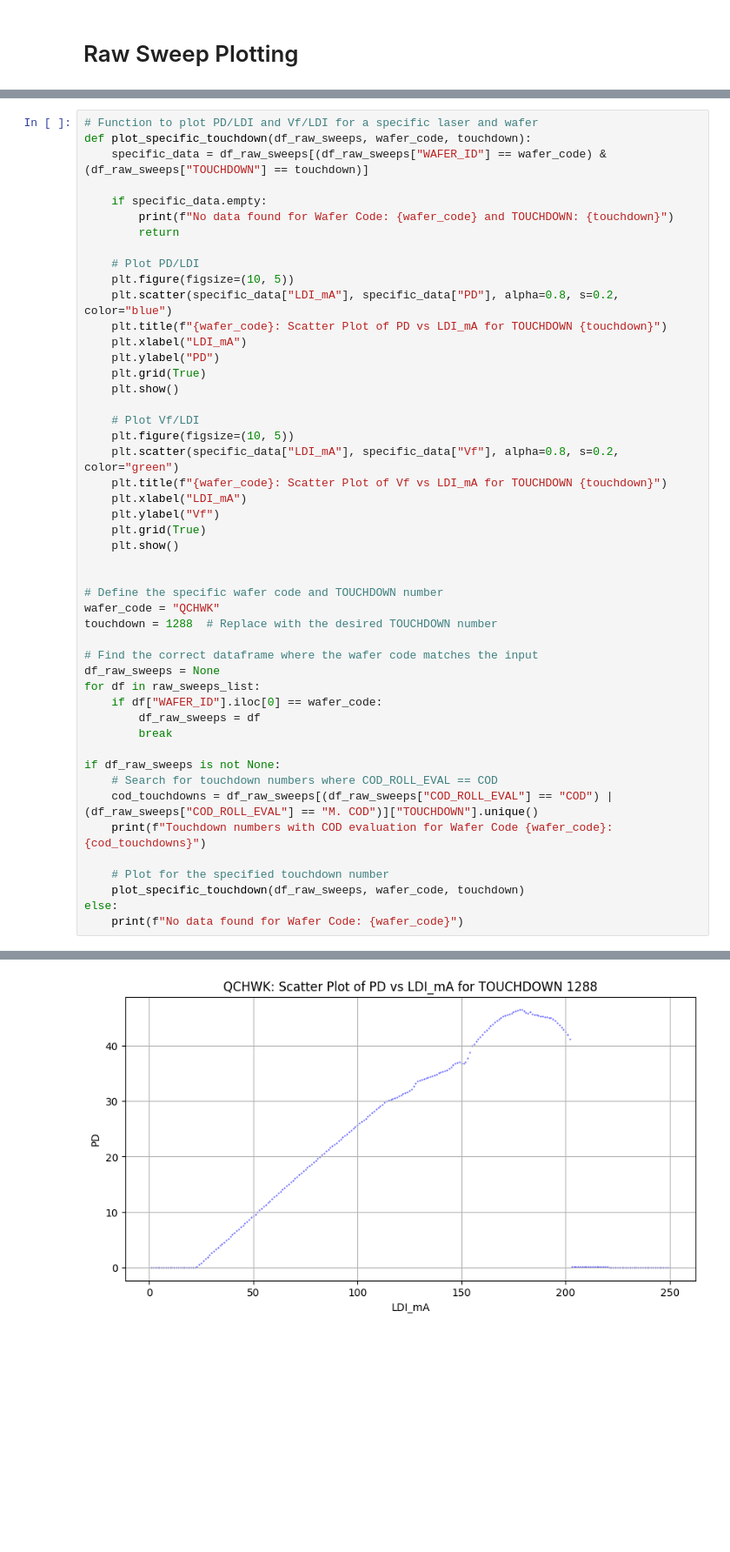
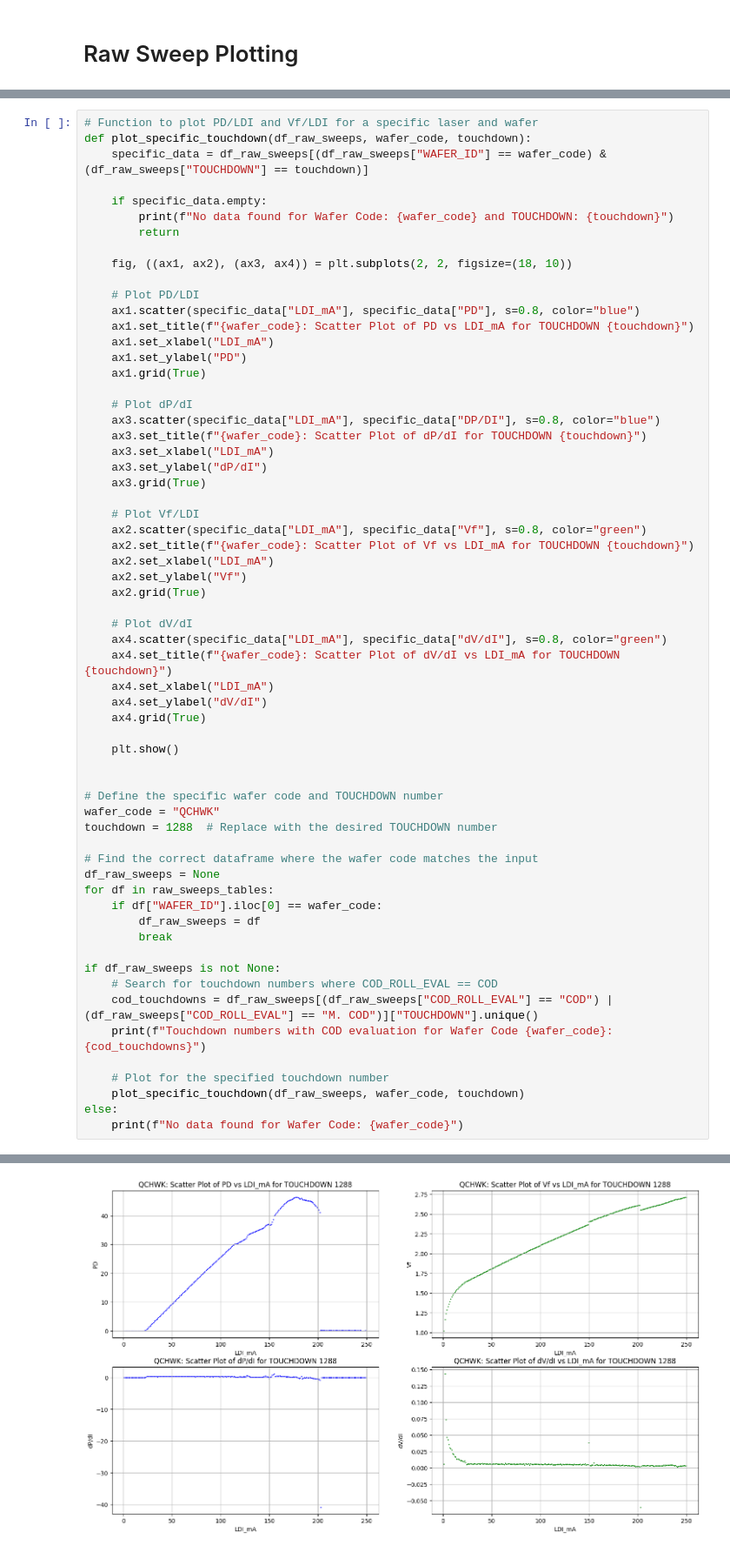
Before and after one commit to VadanKhan/liv-cod-algorithm, a Jupyter notebook: liv_cod_algorithm/cod_algorithm.ipynb, the cells around one changed output, grey strips where cells are left out. Shown: that part at 87% size. Cells and saved outputs as stored; diff of their text form; blank space fills up the shorter version.

```diff
--- a/liv_cod_algorithm/cod_algorithm.ipynb
+++ b/liv_cod_algorithm/cod_algorithm.ipynb
@@ -516,45 +509,59 @@ def plot_specific_touchdown(df_raw_sweeps, wafer_code, touchdown):
         print(f"No data found for Wafer Code: {wafer_code} and TOUCHDOWN: {touchdown}")
         return
 
+    fig, ((ax1, ax2), (ax3, ax4)) = plt.subplots(2, 2, figsize=(18, 10))
+
     # Plot PD/LDI
-    plt.figure(figsize=(10, 5))
-    plt.scatter(specific_data["LDI_mA"], specific_data["PD"], alpha=0.8, s=0.2, color="blue")
-    plt.title(f"{wafer_code}: Scatter Plot of PD vs LDI_mA for TOUCHDOWN {touchdown}")
-    plt.xlabel("LDI_mA")
-    plt.ylabel("PD")
-    plt.grid(True)
-    plt.show()
+    ax1.scatter(specific_data["LDI_mA"], specific_data["PD"], s=0.8, color="blue")
+    ax1.set_title(f"{wafer_code}: Scatter Plot of PD vs LDI_mA for TOUCHDOWN {touchdown}")
+    ax1.set_xlabel("LDI_mA")
+    ax1.set_ylabel("PD")
+    ax1.grid(True)
+
+    # Plot dP/dI
+    ax3.scatter(specific_data["LDI_mA"], specific_data["DP/DI"], s=0.8, color="blue")
+    ax3.set_title(f"{wafer_code}: Scatter Plot of dP/dI for TOUCHDOWN {touchdown}")
+    ax3.set_xlabel("LDI_mA")
+    ax3.set_ylabel("dP/dI")
+    ax3.grid(True)
 
     # Plot Vf/LDI
-    plt.figure(figsize=(10, 5))
-    plt.scatter(specific_data["LDI_mA"], specific_data["Vf"], alpha=0.8, s=0.2, color="green")
-    plt.title(f"{wafer_code}: Scatter Plot of Vf vs LDI_mA for TOUCHDOWN {touchdown}")
-    plt.xlabel("LDI_mA")
-    plt.ylabel("Vf")
-    plt.grid(True)
+    ax2.scatter(specific_data["LDI_mA"], specific_data["Vf"], s=0.8, color="green")
+    ax2.set_title(f"{wafer_code}: Scatter Plot of Vf vs LDI_mA for TOUCHDOWN {touchdown}")
+    ax2.set_xlabel("LDI_mA")
+    ax2.set_ylabel("Vf")
+    ax2.grid(True)
+
+    # Plot dV/dI
+    ax4.scatter(specific_data["LDI_mA"], specific_data["dV/dI"], s=0.8, color="green")
+    ax4.set_title(f"{wafer_code}: Scatter Plot of dV/dI vs LDI_mA for TOUCHDOWN {touchdown}")
+    ax4.set_xlabel("LDI_mA")
+    ax4.set_ylabel("dV/dI")
+    ax4.grid(True)
+
     plt.show()
 
 
 # Define the specific wafer code and TOUCHDOWN number
 wafer_code = "QCHWK"
 touchdown = 1288  # Replace with the desired TOUCHDOWN number
 
 # Find the correct dataframe where the wafer code matches the input
 df_raw_sweeps = None
-for df in raw_sweeps_list:
+for df in raw_sweeps_tables:
     if df["WAFER_ID"].iloc[0] == wafer_code:
         df_raw_sweeps = df
         break
 
 if df_raw_sweeps is not None:
     # Search for touchdown numbers where COD_ROLL_EVAL == COD
     cod_touchdowns = df_raw_sweeps[(df_raw_sweeps["COD_ROLL_EVAL"] == "COD") | (df_raw_sweeps["COD_ROLL_EVAL"] == "M. COD")]["TOUCHDOWN"].unique()
     print(f"Touchdown numbers with COD evaluation for Wafer Code {wafer_code}: {cod_touchdowns}")
 
     # Plot for the specified touchdown number
     plot_specific_touchdown(df_raw_sweeps, wafer_code, touchdown)
 else:
     print(f"No data found for Wafer Code: {wafer_code}")
 # %% [output]
 Touchdown numbers with COD evaluation for Wafer Code QCHWK: [ 436  829  830 1286 1287 1288]
-[figure, old version]
+[figure, new version]
```
Also changed, not shown: parts of 5 cells of this notebook, 5 other files.
